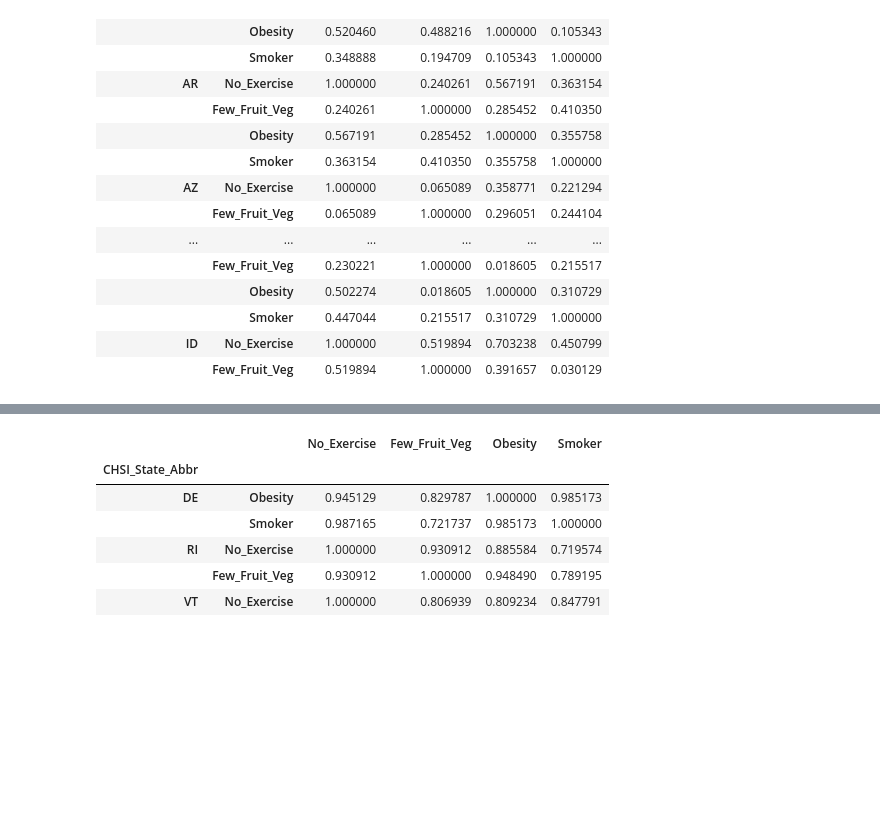
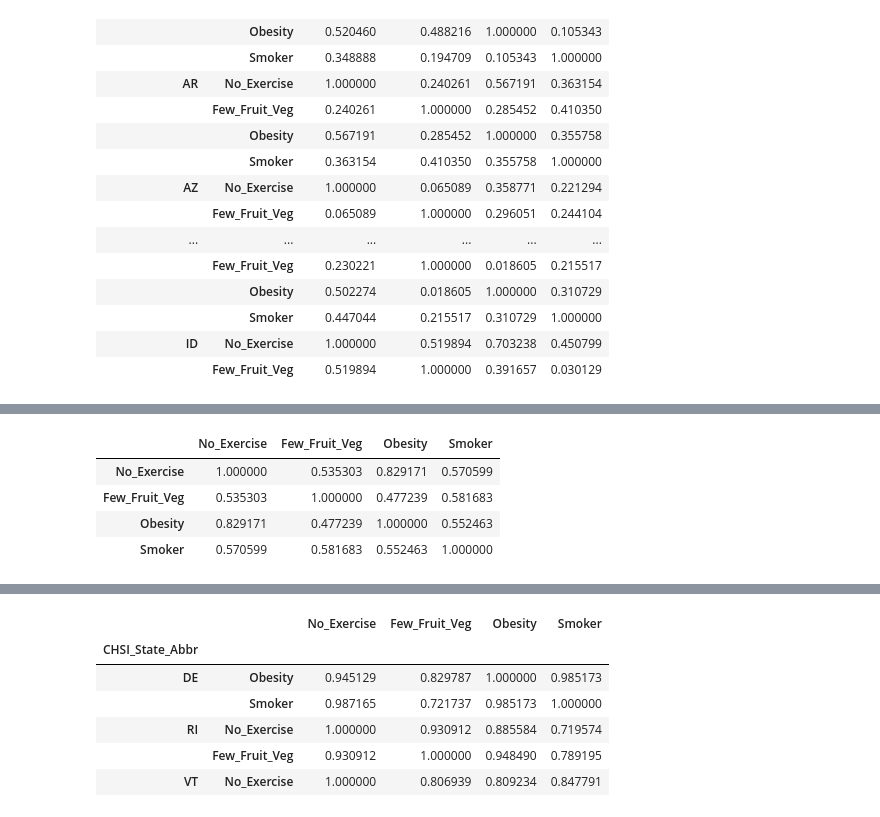
Before and after one commit to HenaVen/SMU_Pro1_Team4_repo, a Jupyter notebook: Obesity_RiskFactors_Correlation.ipynb, the cells around one changed output, grey strips where cells are left out. Drawn from its saved outputs; the diff is of its cells as text; code cells hidden in the pictures; blank space fills up the shorter version.

```diff
--- a/Obesity_RiskFactors_Correlation.ipynb
+++ b/Obesity_RiskFactors_Correlation.ipynb
@@ -213,0 +224,10 @@ riskfactor_by_state_corr.head(50)
+# %%
+#Isolate just the outlier state WY
+wyoming_outlier = riskfactor_by_state_corr.loc['WY']
+wyoming_outlier
+# %% [output]
+|  | No_Exercise | Few_Fruit_Veg | Obesity | Smoker |
+| No_Exercise | 1.000000 | 0.535303 | 0.829171 | 0.570599 |
+| Few_Fruit_Veg | 0.535303 | 1.000000 | 0.477239 | 0.581683 |
+| Obesity | 0.829171 | 0.477239 | 1.000000 | 0.552463 |
+| Smoker | 0.570599 | 0.581683 | 0.552463 | 1.000000 |
```
Also changed, not shown: parts of 3 cells of this notebook, 4 other files.
